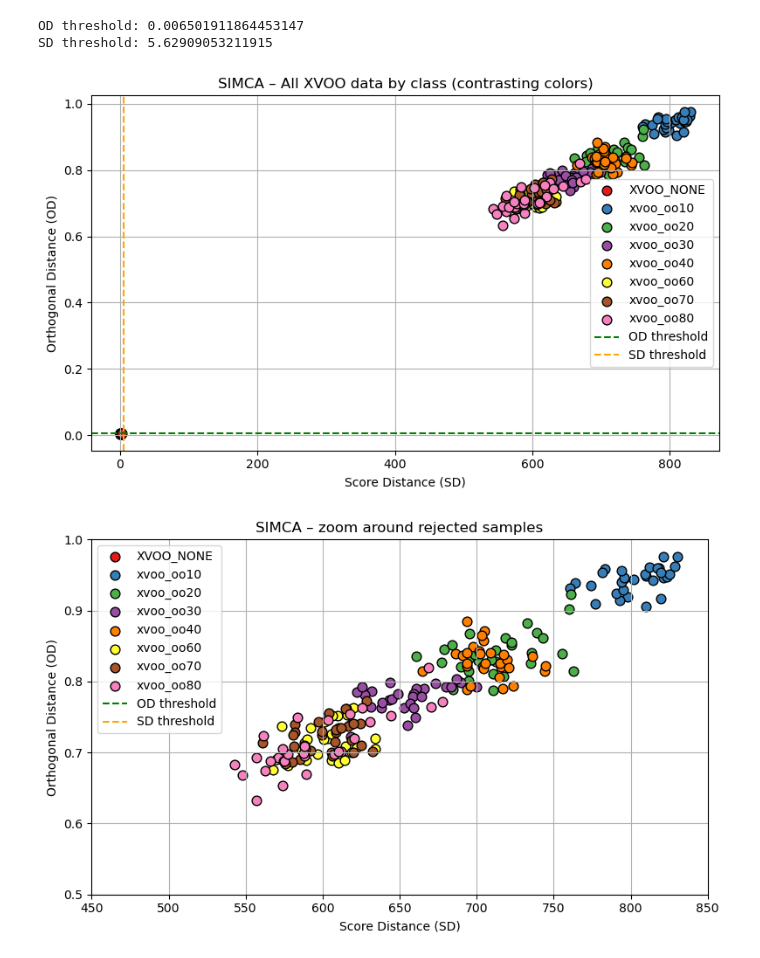
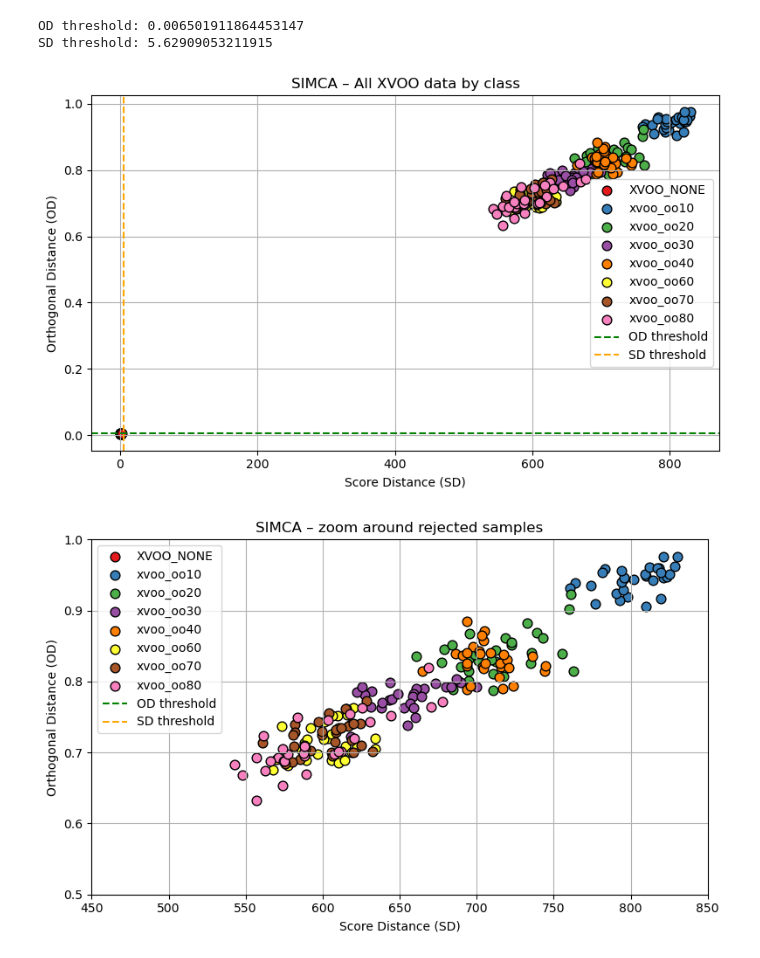
Before and after one commit to TamaraRanisovic/aiSpectra, a Jupyter notebook: NIR_predictions.ipynb, the cells around one changed output. Saved outputs shown, nothing was run; the diff lists cells and outputs as text; code cells hidden in the pictures.

```diff
--- a/NIR_predictions.ipynb
+++ b/NIR_predictions.ipynb
@@ -205,6 +205,9 @@ inside = res_mix['inside']
 OD threshold: 0.006501911864453147
 SD threshold: 5.62909053211915
 # %%
+SD = res_mix['SD']
+OD = res_mix['OD']
+
 classes = np.unique(y_all)
 
 contrast_colors = [
@@ -217,35 +220,35 @@ contrast_colors = [
     "#a65628",
     "#f781bf",
     "#999999",
 ]
 
 class_colors = {cls: contrast_colors[i % len(contrast_colors)] for i, cls in enumerate(classes)}
 
 plt.figure(figsize=(8,5))
 
 for cls in classes:
     idx = y_all == cls
     plt.scatter(
         SD[idx],
         OD[idx],
         color=class_colors[cls],
         edgecolor='k',
         label=cls,
         s=60
     )
 
 plt.axhline(ODcrit, color='green', linestyle='--', label='OD threshold')
 plt.axvline(SDcrit, color='orange', linestyle='--', label='SD threshold')
 
 plt.xlabel("Score Distance (SD)")
 plt.ylabel("Orthogonal Distance (OD)")
-plt.title("SIMCA – All XVOO data by class (contrasting colors)")
+plt.title("SIMCA – All XVOO data by class")
 plt.legend()
 plt.grid(True)
 plt.tight_layout()
 plt.show()
 # %% [output]
-[figure, old version]
+[figure, new version]
 # %%
 class_colors = {cls: contrast_colors[i % len(contrast_colors)] for i, cls in enumerate(classes)}
 
```
